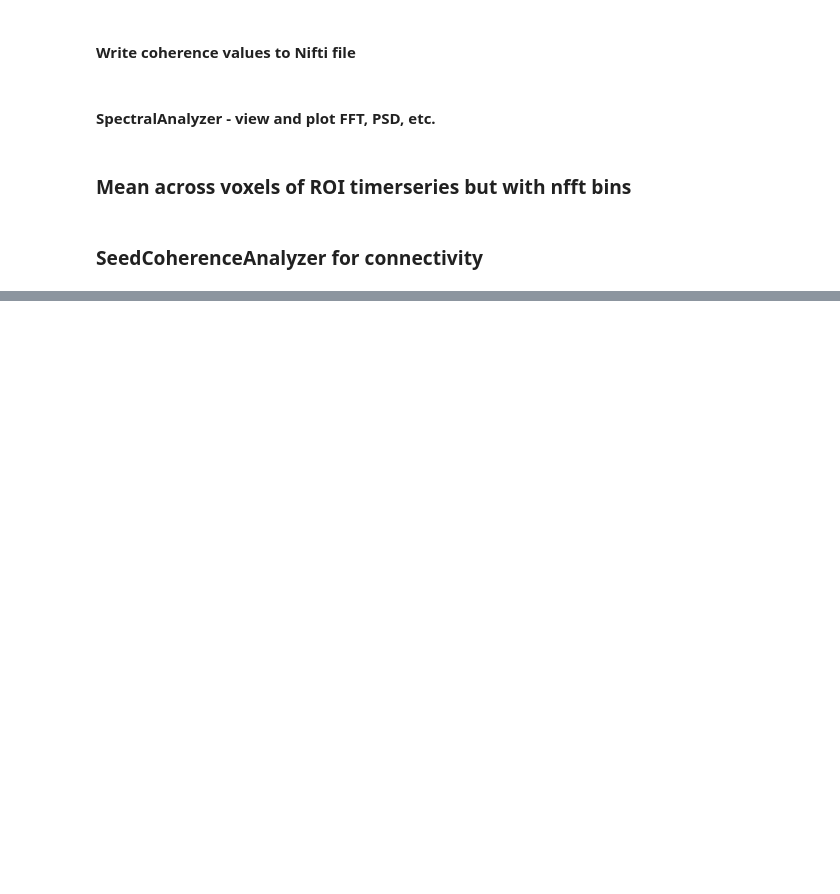
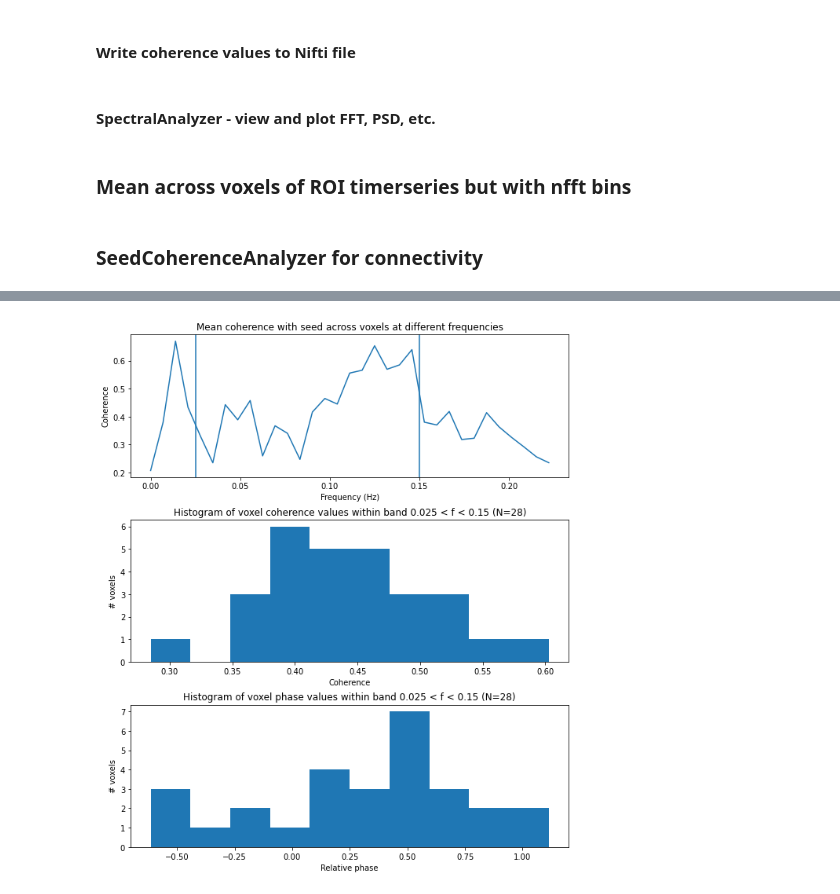
Before and after one commit to smerdis/streams, a Jupyter notebook: glm_code/LL_combined.ipynb, the cells around one changed output, grey strips where cells are left out. Drawn from its saved outputs; the diff is of its cells as text; code cells hidden in the pictures; blank space fills up the shorter version.

```diff
--- a/glm_code/LL_combined.ipynb
+++ b/glm_code/LL_combined.ipynb
@@ -548,4 +1179,0 @@ for i, x in zip(range(len(lgn_rois_prf_space)), lgn_rois_prf_space):
-# %%
-# prf eccentricity map
-prf_ecc_map = "/Users/smerdis/data/LGN/BIDS/LL_combined/derivatives/prf/sub-LL/20210908-081328/sub-LL_ses-20210810_desc-prfrho_space-func_map.nii.gz"
-# prf_ecc_map = "/Users/smerdis/data/LGN/BIDS/LL_combined/derivatives/prf/sub-LL/20210908-081328/sub-LL_ses-20210810_desc-prfrho_space-func_thresh-prfrho-12.00_map.nii.gz"
@@ -769,0 +1397,9 @@ conn_bolds, conn_masks, conn_eventfiles, conn_TR, conn_confounds = utils.get_fil
+# %%
+runs = [5, 9]
+raw_conn_bolds = sorted([f for f in raw_layout.get(subject=sub, session=ses_conn,
+    task='conn', run=runs, suffix='bold', extension=['nii.gz'], return_type='file')])
+conn_TR = raw_layout.get_metadata(raw_conn_bolds[0])['RepetitionTime']
+conn_bolds = sorted([f for f in preproc_layout.get(subject=sub, session=ses_conn,
+    task='conn', run=runs, suffix='bold', extension=['nii.gz'], return_type='file')
+            if fnmatch.fnmatch(f, '*desc-mcflirt_*')])
+print('\n'.join(conn_bolds))
@@ -775,3 +1417,3 @@ print("\n".join(big_rois))
-# %%
-print("\n".join(cortical_rois))
-cortical_roi = cortical_rois[0]
+# %%
+conn_lgn_rois_sub = [f for f in lgn_rois if fnmatch.fnmatch(f, '*desc-[LR]LGN[MP]*')]
+logger.debug(conn_lgn_rois_sub)
@@ -778,32 +1425,30 @@ cortical_roi = cortical_rois[0]
 # %%
-for roi in left_lgn_rois:
-    #if 'M' in roi or 'P' in roi:
-    bn = op.basename(roi)
-    parts = bn.split('_')
-    print(parts)
-    cohs = []
-    phases = []
-    for i, bold in enumerate(conn_bolds):
-        print(i, bold)
-        bbn = op.basename(bold)
-        runpart = [p for p in bbn.split('_') if 'run-' in p][0]
-        conn_coh_fn = os.path.join(out_dir, f"sub-{sub}_ses-{ses}_task-conn_{runpart}_{parts[-2]}_coherence_map.nii")
-        conn_phase_fn = os.path.join(out_dir, f"sub-{sub}_ses-{ses}_task-conn_{runpart}_{parts[-2]}_phase_map.nii")
-        print(conn_coh_fn, conn_phase_fn, sep='\n')
-        #below: wholebrain mask with mean of seed roi
-        # 2/3/21: cahnged to use cortical roi instead of wholebrain
-        a, target_masker, coherence_by_voxel, phase_by_voxel = utils.seed_coherence_analysis(bold, cortical_roi, roi,
-                          conn_TR, f_ub, f_lb, mean_seed=True, method=dict(NFFT=64))
-        coherence_map_img = target_masker.inverse_transform(coherence_by_voxel)
-        phase_img = target_masker.inverse_transform(phase_by_voxel)
-        coherence_map_img.to_filename(conn_coh_fn)
-        phase_img.to_filename(conn_phase_fn)
-        # below: roi with the mean of that roi
-        #a = utils.seed_coherence_analysis(bold, roi, roi,
-        #      conn_TR, f_ub, f_lb, conn_coh_fn, mean_seed=True)
-        # below: cortical roi (hand-defined and hardcoded) with mean of seed ROI
-#         a, _ = utils.seed_coherence_analysis(bold, cortical_rois[0], roi,
-#               conn_TR, f_ub, f_lb, conn_coh_fn, mean_seed=True)
-
-        cohs.append(a.coherence)
-        phases.append(a.relative_phases)
+cohs = []
+phases = []
+for roi in conn_lgn_rois_sub:
+    for cortical_roi in cortical_rois:
+        bn = op.basename(roi)
+        parts = bn.split('_')
+        logger.debug(f"{parts}")
+        spacepart = [p for p in parts if 'space-' in p][0]
+        roi_desc = [p for p in parts if 'desc-' in p][0]
+        cortical_roi_desc = [p for p in cortical_roi.split('_') if 'desc-' in p][0].split('-')[-1]
+        for i, bold in enumerate(conn_bolds):
+            logger.debug(f"Analyzing Run {i}: {bold}")
+            bbn = op.basename(bold)
+            logger.debug(bbn.split('_'))
+            runpart = [p for p in bbn.split('_') if 'run-' in p][0]
+            conn_coh_fn = os.path.join(out_dir, f"sub-{sub}_ses-{ses_conn}_task-conn_{runpart}_{roi_desc}+{cortical_roi_desc}_{spacepart}_coherence_map.nii")
+            conn_phase_fn = os.path.join(out_dir, f"sub-{sub}_ses-{ses_conn}_task-conn_{runpart}_{roi_desc}+{cortical_roi_desc}_{spacepart}_phase_map.nii")
+            logger.debug(f"coh: {conn_coh_fn}\nphase: {conn_phase_fn}\n")
+            #below: wholebrain mask with mean of seed roi
+            # 2/3/21: cahnged to use cortical roi instead of wholebrain
+            a, target_masker, coherence_by_voxel, phase_by_voxel = utils.seed_coherence_analysis(bold, cortical_roi, roi,
+                              conn_TR, f_ub, f_lb, mean_seed=True, method=dict(NFFT=64))
+            coherence_map_img = target_masker.inverse_transform(coherence_by_voxel)
+            phase_img = target_masker.inverse_transform(phase_by_voxel)
+            coherence_map_img.to_filename(conn_coh_fn)
+            phase_img.to_filename(conn_phase_fn)
+            cohs.append(a.coherence)
+            phases.append(a.relative_phases)
+# %% [output]
@@ -809,0 +1467 @@ for roi in left_lgn_rois:
+[figure, added]
```
Also changed, not shown: parts of 106 cells of this notebook.
